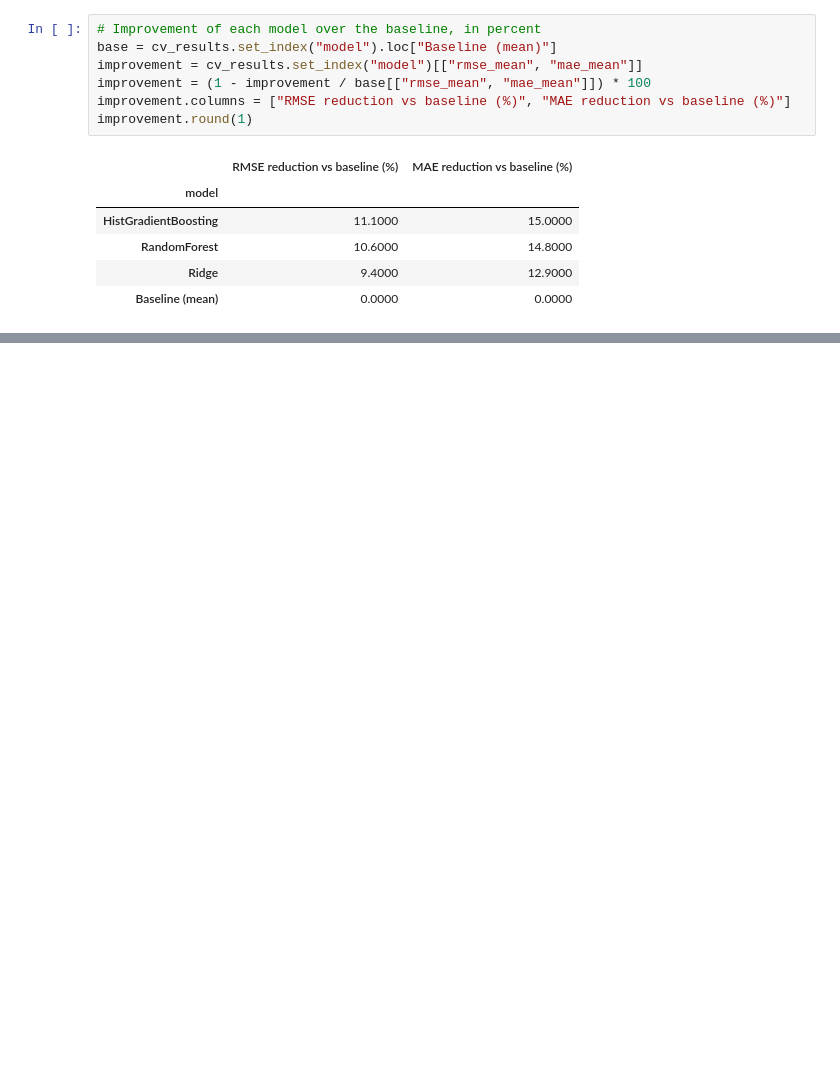
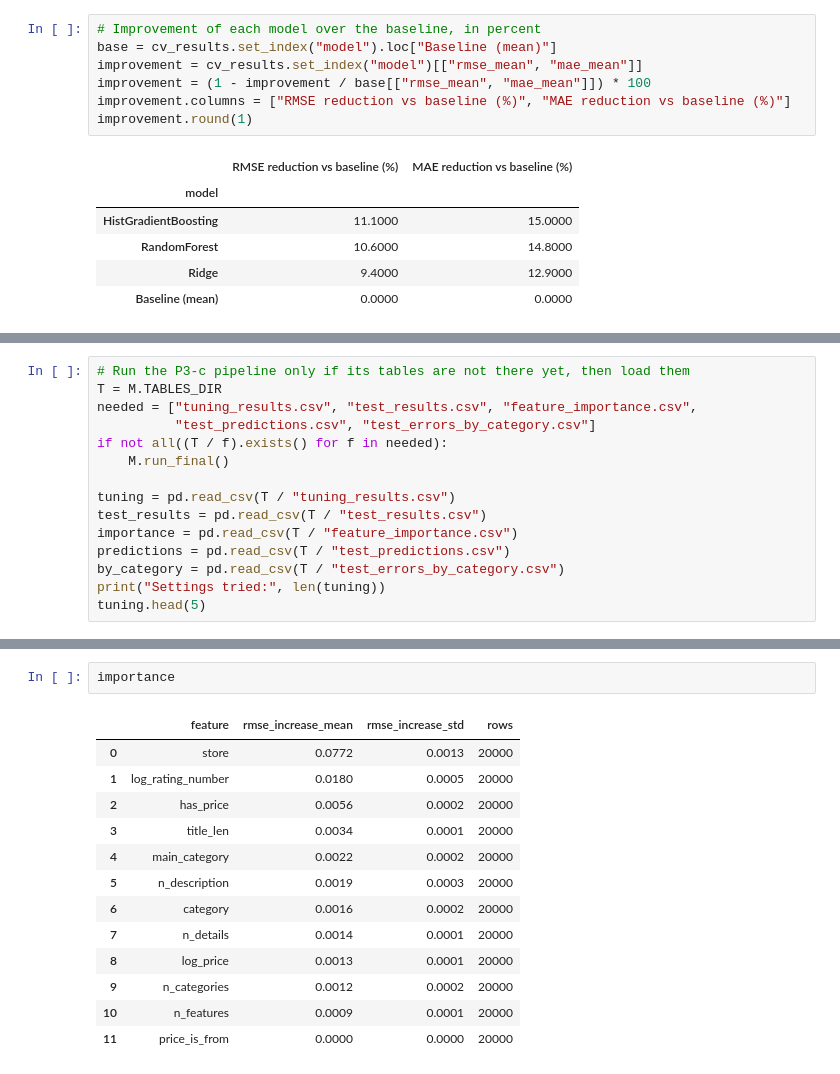
Before and after one commit to Anthonydavidperez1/CAP_3764_2026_Fall_Team_6, a Jupyter notebook: notebooks/06_modeling_p3.ipynb, the cells around one changed output, grey strips where cells are left out. Saved outputs shown, nothing was run; the diff lists cells and outputs as text; blank space fills up the shorter version.

Commit message:
P3: tune best model, evaluate on held-out test set, add importance tables (#14)

```diff
--- a/notebooks/06_modeling_p3.ipynb
+++ b/notebooks/06_modeling_p3.ipynb
@@ -145,0 +161,15 @@ improvement.round(1)
+# %%
+# Run the P3-c pipeline only if its tables are not there yet, then load them
+T = M.TABLES_DIR
+needed = ["tuning_results.csv", "test_results.csv", "feature_importance.csv",
+          "test_predictions.csv", "test_errors_by_category.csv"]
+if not all((T / f).exists() for f in needed):
+    M.run_final()
+
+tuning = pd.read_csv(T / "tuning_results.csv")
+test_results = pd.read_csv(T / "test_results.csv")
+importance = pd.read_csv(T / "feature_importance.csv")
+predictions = pd.read_csv(T / "test_predictions.csv")
+by_category = pd.read_csv(T / "test_errors_by_category.csv")
+print("Settings tried:", len(tuning))
+tuning.head(5)
@@ -145,0 +233,16 @@ improvement.round(1)
+# %%
+importance
+# %% [output]
+|  | feature | rmse_increase_mean | rmse_increase_std | rows |
+| 0 | store | 0.0772 | 0.0013 | 20000 |
+| 1 | log_rating_number | 0.0180 | 0.0005 | 20000 |
+| 2 | has_price | 0.0056 | 0.0002 | 20000 |
+| 3 | title_len | 0.0034 | 0.0001 | 20000 |
+| 4 | main_category | 0.0022 | 0.0002 | 20000 |
+| 5 | n_description | 0.0019 | 0.0003 | 20000 |
+| 6 | category | 0.0016 | 0.0002 | 20000 |
+| 7 | n_details | 0.0014 | 0.0001 | 20000 |
+| 8 | log_price | 0.0013 | 0.0001 | 20000 |
+| 9 | n_categories | 0.0012 | 0.0002 | 20000 |
+| 10 | n_features | 0.0009 | 0.0001 | 20000 |
+| 11 | price_is_from | 0.0000 | 0.0000 | 20000 |
```
Also changed, not shown: parts of 17 cells of this notebook, 6 other files.
